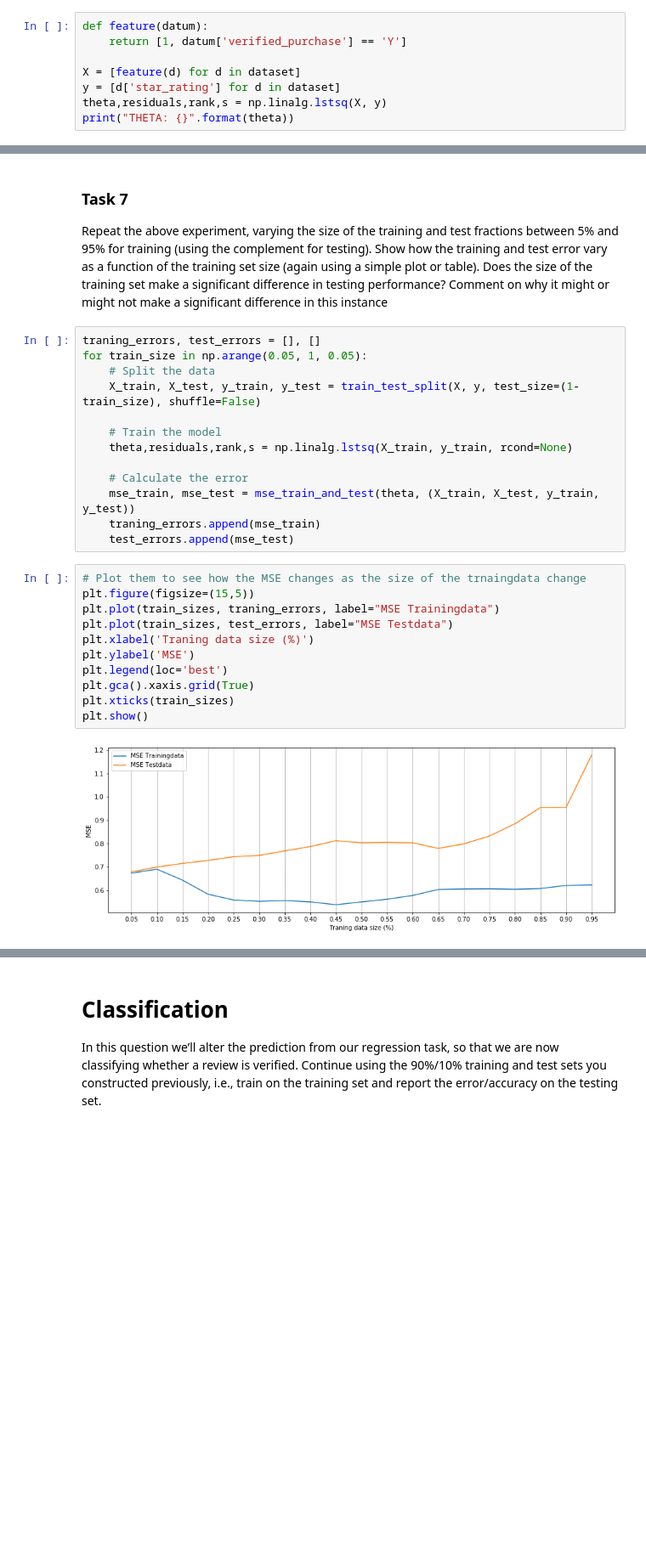
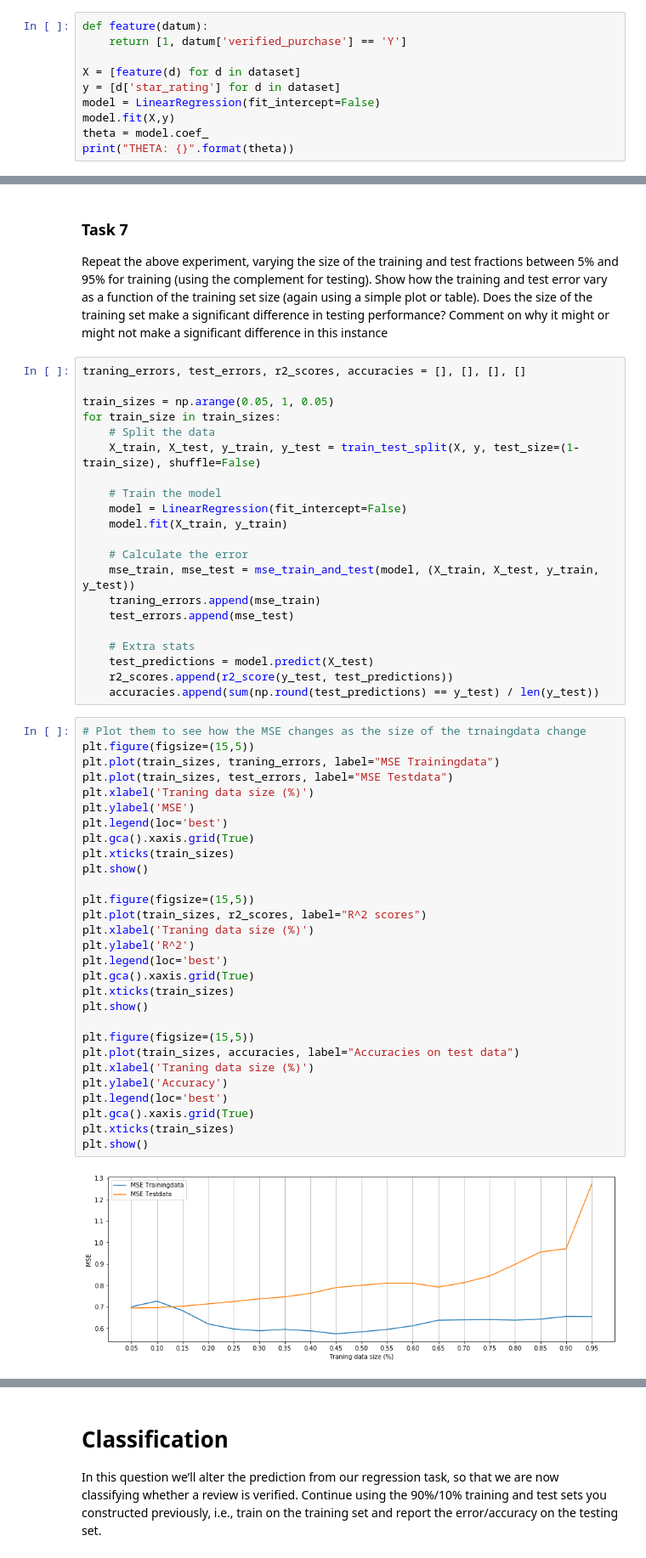
Before and after one commit to kristogj/recommender-systems, a Jupyter notebook: hw1/KristofferGjerde - hw1.ipynb, the cells around one changed output, grey strips where cells are left out. Shown at 85% size. Saved outputs shown, nothing was run; the diff lists cells and outputs as text; blank space fills up the shorter version.

```diff
--- a/hw1/KristofferGjerde - hw1.ipynb
+++ b/hw1/KristofferGjerde - hw1.ipynb
@@ -127,7 +129,9 @@ def feature(datum):
 
 X = [feature(d) for d in dataset]
 y = [d['star_rating'] for d in dataset]
-theta,residuals,rank,s = np.linalg.lstsq(X, y)
+model = LinearRegression(fit_intercept=False)
+model.fit(X,y)
+theta = model.coef_
 print("THETA: {}".format(theta))
 # %% [output]
 THETA: [4.57758356 0.16852426]
@@ -197,28 +196,54 @@ as a function of the training set size (again using a simple plot or table). Doe
 set make a significant difference in testing performance? Comment on why it might or might not make
 a significant difference in this instance
 # %%
-traning_errors, test_errors = [], []
-for train_size in np.arange(0.05, 1, 0.05):
+traning_errors, test_errors, r2_scores, accuracies = [], [], [], []
+
+train_sizes = np.arange(0.05, 1, 0.05)
+for train_size in train_sizes:
     # Split the data
     X_train, X_test, y_train, y_test = train_test_split(X, y, test_size=(1-train_size), shuffle=False)
 
     # Train the model
-    theta,residuals,rank,s = np.linalg.lstsq(X_train, y_train, rcond=None)
+    model = LinearRegression(fit_intercept=False)
+    model.fit(X_train, y_train)
 
     # Calculate the error
-    mse_train, mse_test = mse_train_and_test(theta, (X_train, X_test, y_train, y_test))
+    mse_train, mse_test = mse_train_and_test(model, (X_train, X_test, y_train, y_test))
     traning_errors.append(mse_train)
     test_errors.append(mse_test)
+
+    # Extra stats
+    test_predictions = model.predict(X_test)
+    r2_scores.append(r2_score(y_test, test_predictions))
+    accuracies.append(sum(np.round(test_predictions) == y_test) / len(y_test))
 # %%
 # Plot them to see how the MSE changes as the size of the trnaingdata change
 plt.figure(figsize=(15,5))
 plt.plot(train_sizes, traning_errors, label="MSE Trainingdata")
 plt.plot(train_sizes, test_errors, label="MSE Testdata")
 plt.xlabel('Traning data size (%)')
 plt.ylabel('MSE')
 plt.legend(loc='best')
 plt.gca().xaxis.grid(True)
 plt.xticks(train_sizes)
 plt.show()
+
+plt.figure(figsize=(15,5))
+plt.plot(train_sizes, r2_scores, label="R^2 scores")
+plt.xlabel('Traning data size (%)')
+plt.ylabel('R^2')
+plt.legend(loc='best')
+plt.gca().xaxis.grid(True)
+plt.xticks(train_sizes)
+plt.show()
+
+plt.figure(figsize=(15,5))
+plt.plot(train_sizes, accuracies, label="Accuracies on test data")
+plt.xlabel('Traning data size (%)')
+plt.ylabel('Accuracy')
+plt.legend(loc='best')
+plt.gca().xaxis.grid(True)
+plt.xticks(train_sizes)
+plt.show()
 # %% [output]
-[figure, old version]
+[figure, new version]
```
Also changed, not shown: parts of 19 cells of this notebook, 10 other files.
